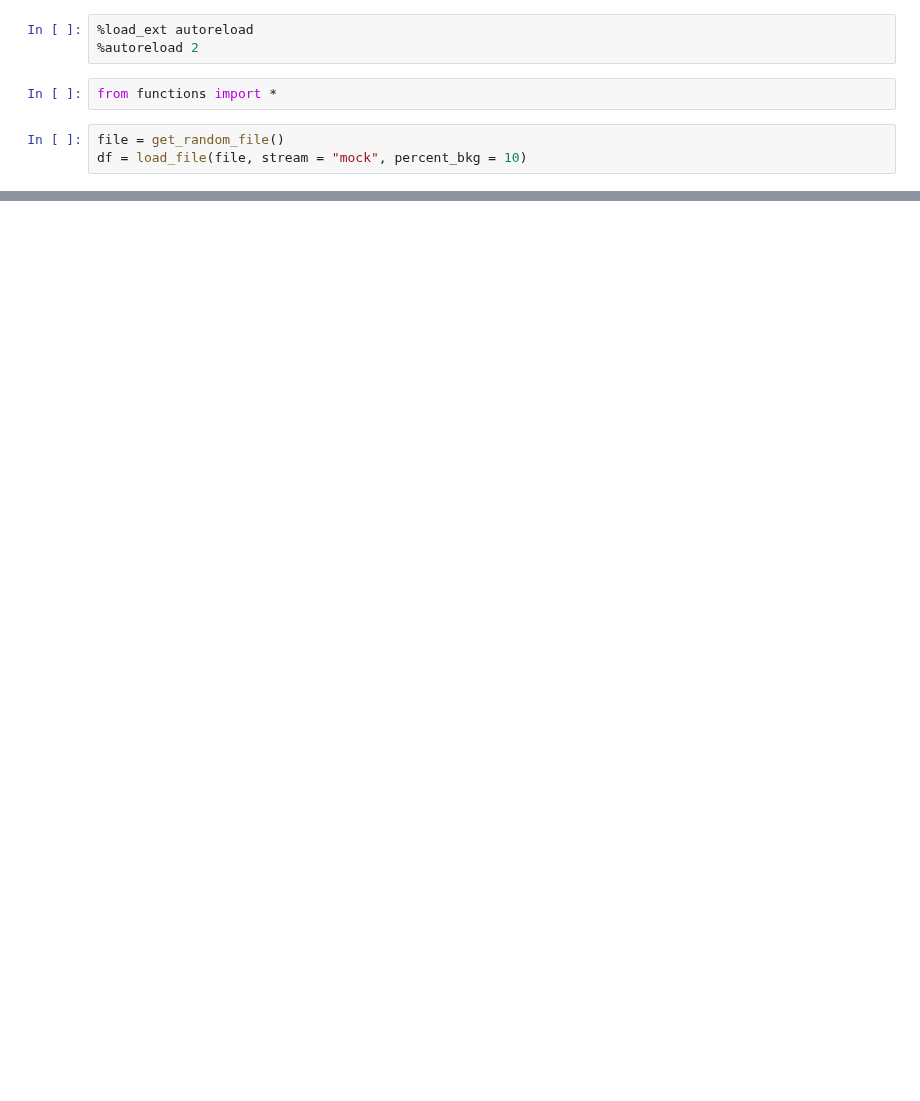
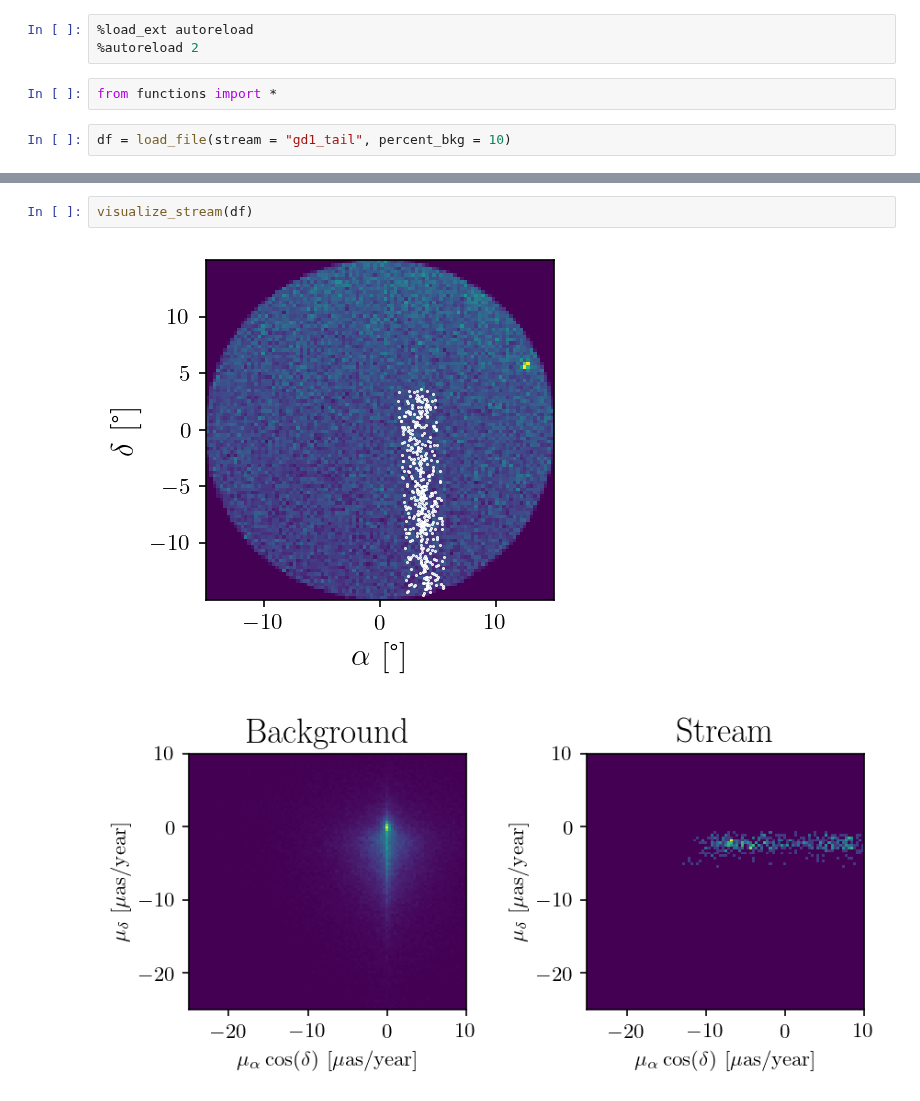
Before and after one commit to hep-lbdl/GaiaCWoLa, a Jupyter notebook: test_training_script.ipynb, the cells around one changed output, grey strips where cells are left out. Drawn from its saved outputs; the diff is of its cells as text; blank space fills up the shorter version.

```diff
--- a/test_training_script.ipynb
+++ b/test_training_script.ipynb
@@ -4,6 +4,5 @@
 # %%
 from functions import *
 # %%
-file = get_random_file()
-df = load_file(file, stream = "mock", percent_bkg = 10)
+df = load_file(stream = "gd1_tail", percent_bkg = 10)
 # %% [output]
@@ -31,0 +11,5 @@ df
+# %%
+visualize_stream(df)
+# %% [output]
+[figure, added]
+[figure, added]
```
Also changed, not shown: parts of 3 cells of this notebook, 2 other files.
